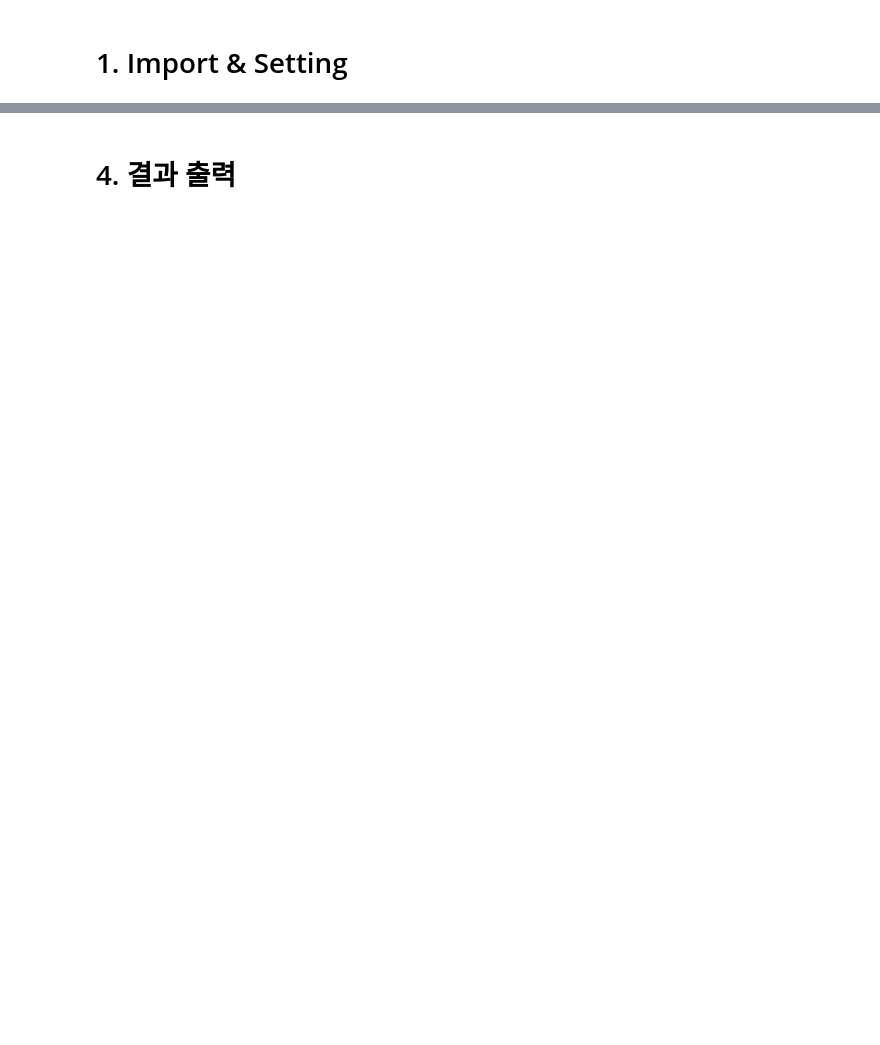
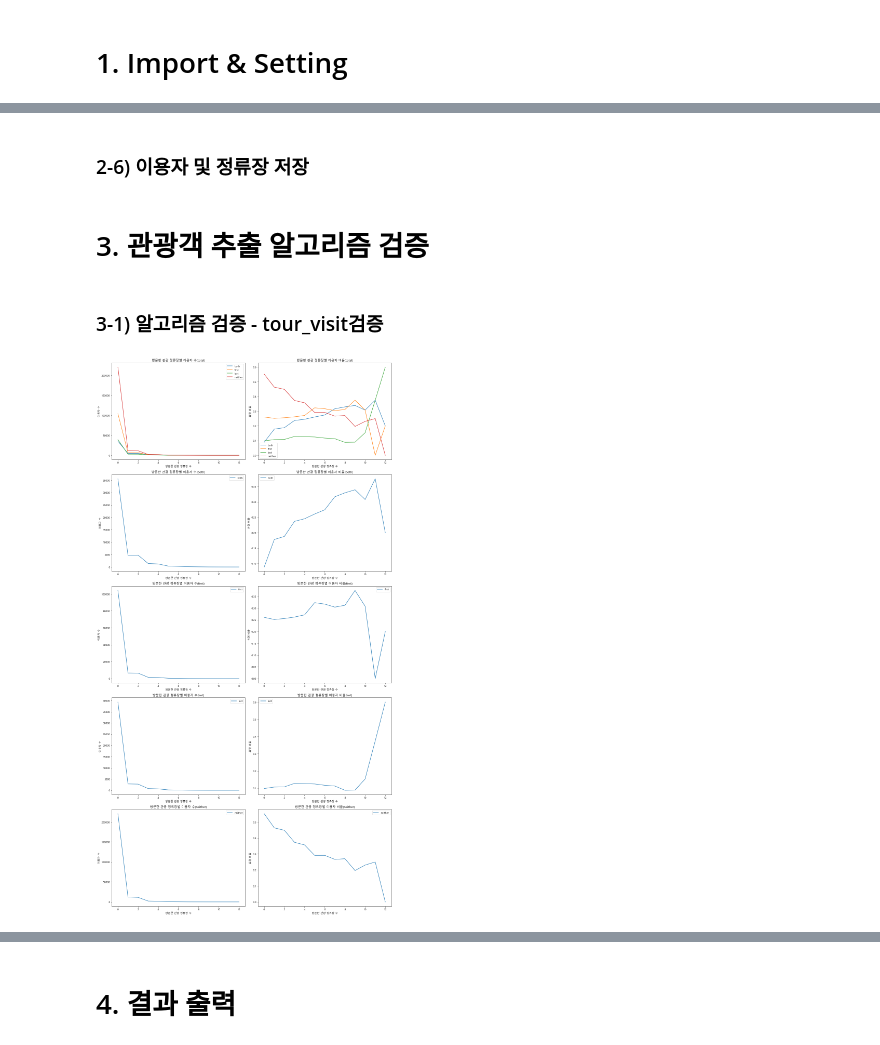
Before and after one commit to hoonisone/2020_jeju-bus-tag_data-analysis, a Jupyter notebook: 1. 사용자 정보 추출.ipynb, the cells around one changed output, grey strips where cells are left out. Saved outputs shown, nothing was run; the diff lists cells and outputs as text; code cells hidden in the pictures; blank space fills up the shorter version.

```diff
--- a/1. 사용자 정보 추출.ipynb
+++ b/1. 사용자 정보 추출.ipynb
@@ -557,0 +108,2 @@ plt.show()
+# %% [markdown]
+### 2-6) 이용자 및 정류장 저장
@@ -557,0 +116,9 @@ plt.show()
+# %% [markdown]
+# 3. 관광객 추출 알고리즘 검증
+# %% [markdown]
+### 3-1) 알고리즘 검증 - tour_visit검증
+# %%
+plt = dm.draw_tour_visit_analysis_graph(user_df[user_df["period"]<15])
+plt.show()
+# %% [output]
+[figure, added]
```
Also changed, not shown: parts of 81 cells of this notebook.
